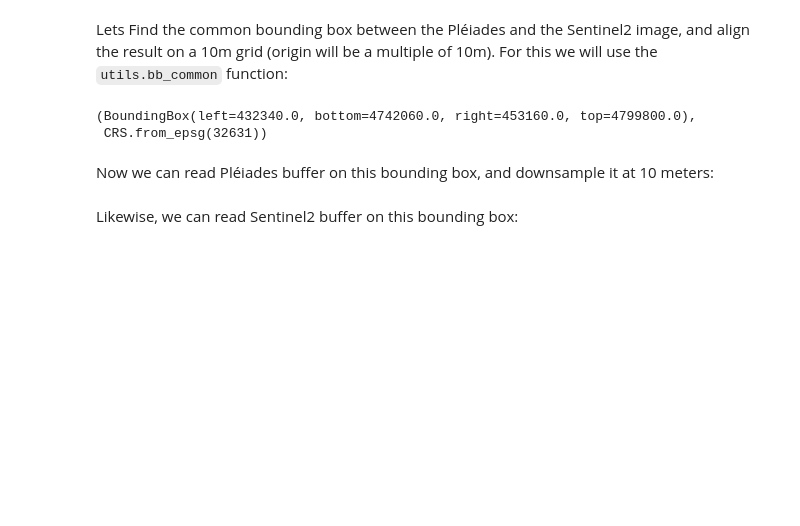
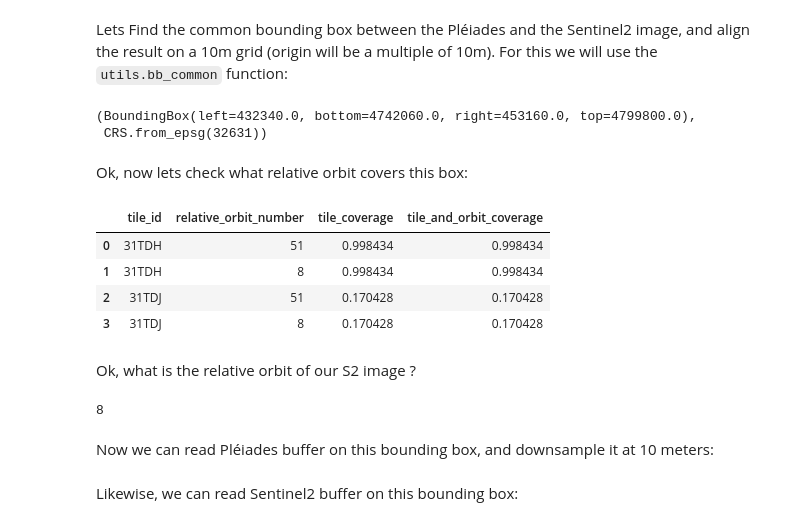
Before and after one commit to CNES/sensorsio, a Jupyter notebook: notebooks/joint_sensors.ipynb, the cells around one changed output. Drawn from its saved outputs; the diff is of its cells as text; code cells hidden in the pictures; blank space fills up the shorter version.

```diff
--- a/notebooks/joint_sensors.ipynb
+++ b/notebooks/joint_sensors.ipynb
@@ -27,6 +27,22 @@ box, crs
 # %% [output]
 (BoundingBox(left=432340.0, bottom=4742060.0, right=453160.0, top=4799800.0),
  CRS.from_epsg(32631))
+# %% [markdown]
+Ok, now lets check what relative orbit covers this box:
+# %%
+sentinel2.find_tile_orbit_pairs(box,crs)
+# %% [output]
+|  | tile_id | relative_orbit_number | tile_coverage | tile_and_orbit_coverage |
+| 0 | 31TDH | 51 | 0.998434 | 0.998434 |
+| 1 | 31TDH | 8 | 0.998434 | 0.998434 |
+| 2 | 31TDJ | 51 | 0.170428 | 0.170428 |
+| 3 | 31TDJ | 8 | 0.170428 | 0.170428 |
+# %% [markdown]
+Ok, what is the relative orbit of our S2 image ?
+# %%
+s2_ds.relative_orbit
+# %% [output]
+8
 # %% [markdown]
 Now we can read Pléiades buffer on this bounding box, and downsample it at 10 meters:
 # %%
```
Also changed, not shown: parts of 1 cell of this notebook.
